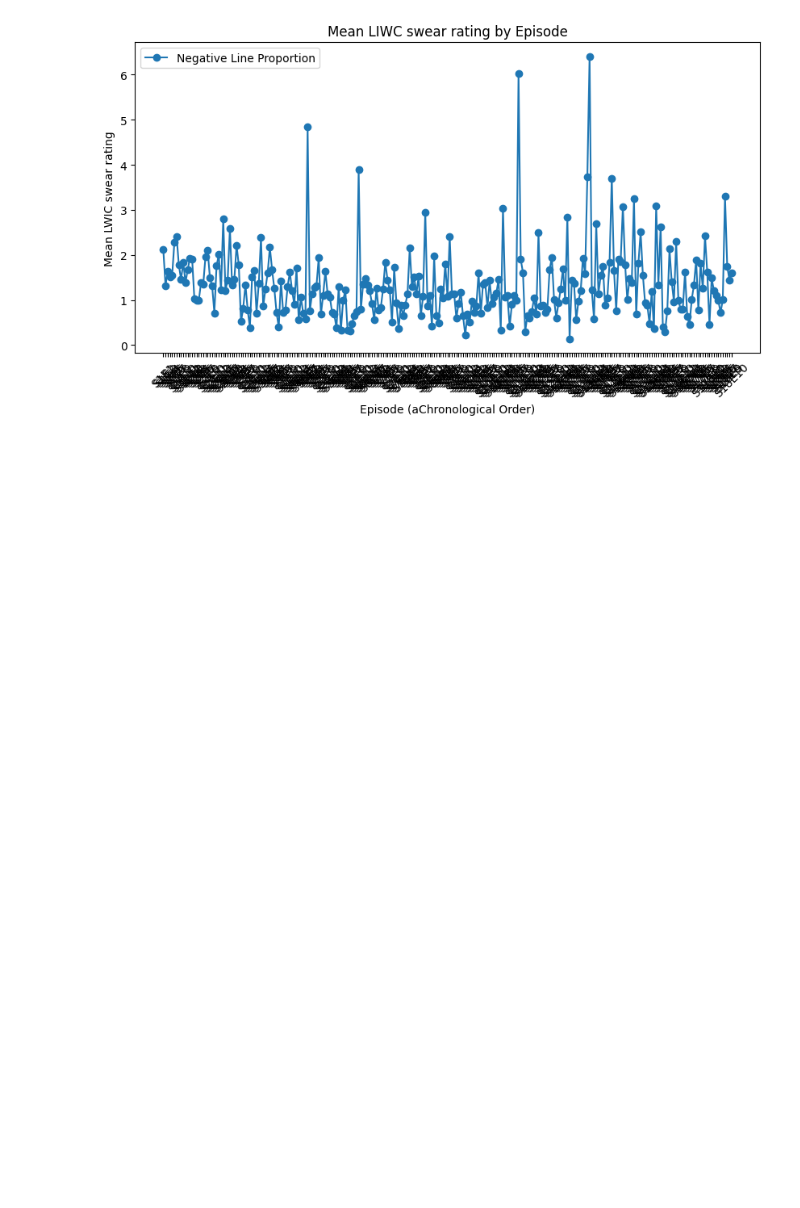
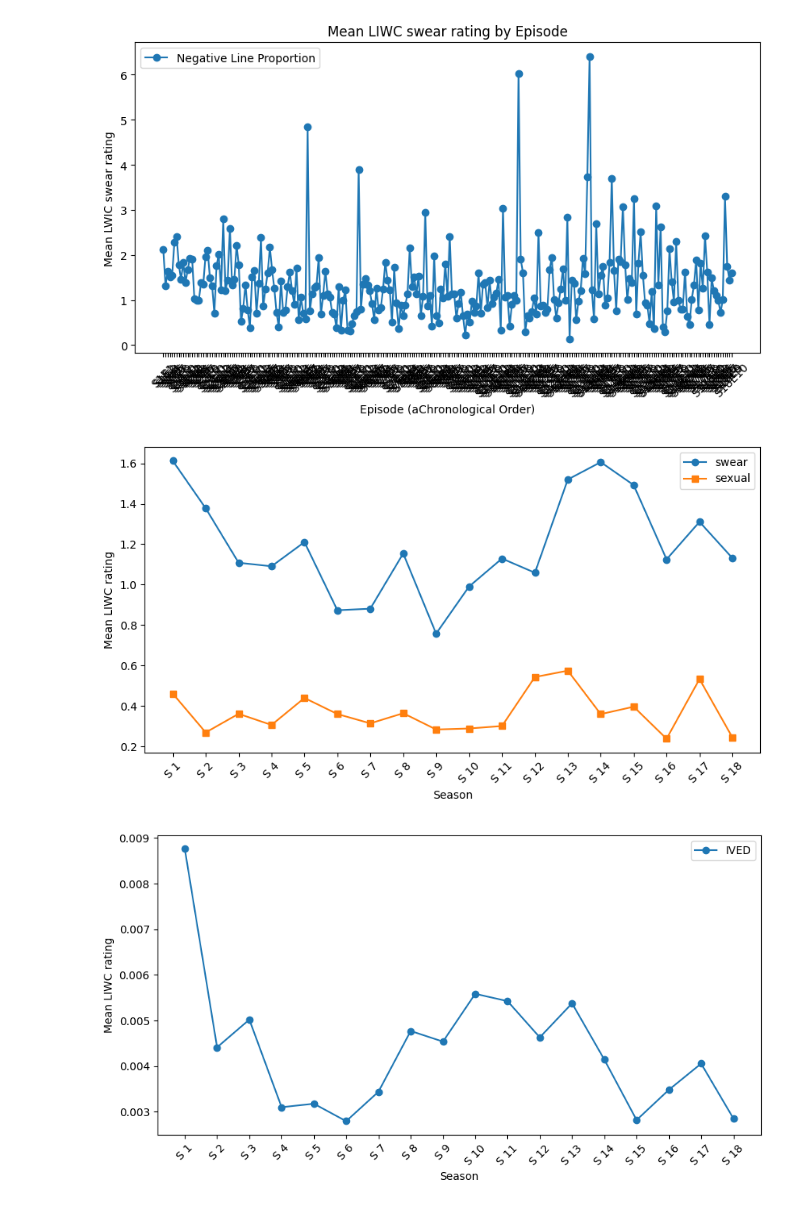
Before and after one commit to lizardylizzy/math90-southpark, a Jupyter notebook: liwc/liwc_analysis.ipynb, the cells around one changed output. Saved outputs shown, nothing was run; the diff lists cells and outputs as text; code cells hidden in the pictures; blank space fills up the shorter version.

```diff
--- a/liwc/liwc_analysis.ipynb
+++ b/liwc/liwc_analysis.ipynb
@@ -55,4 +129,46 @@ def plot_episodes(metric):
 plot_episodes("swear")
 # %% [output]
 [figure]
+# %%
+# plot for south park
+
+# plotting for bad words
+metrics = ["swear", "sexual", "IVED", "tone_neg", "Religion_Direction", "Politics_Direction", "death"]
+sp_season_means = df_liwc_sp.groupby('Season')[metrics].mean().reset_index()
+sp_season_means = sp_season_means.sort_values(by=['Season'])
+sp_season_means["year"] = list(range(1997, 2015))
+
+# Create a continuous x-axis (indexing episodes chronologically)
+sp_season_means['x'] = range(len(sp_season_means))  # Create a sequential x-axis
+
+# Plot
+plt.figure(figsize=(10, 5))
+plt.plot(sp_season_means['x'], sp_season_means[metrics[0]], marker='o', linestyle='-', label=metrics[0])
+plt.plot(sp_season_means['x'], sp_season_means[metrics[1]], marker='s', linestyle='-', label=metrics[1])
+
+# Customize X-axis labels
+plt.xticks(sp_season_means['x'], labels=[f"S {s}" for s in sp_season_means['Season']], rotation=45)
+
+# Labels and Title
+plt.xlabel("Season")
+plt.ylabel(f"Mean LIWC rating")
+plt.legend()
+plt.show()
+
+#plotting for political/group reference
+
+plt.figure(figsize=(10, 5))
+plt.plot(sp_season_means['x'], sp_season_means["IVED"], marker='o', linestyle='-', label="IVED")
+
+# Customize X-axis labels
+plt.xticks(sp_season_means['x'], labels=[f"S {s}" for s in sp_season_means['Season']], rotation=45)
+
+# Labels and Title
+plt.xlabel("Season")
+plt.ylabel(f"Mean LIWC rating")
+plt.legend()
+plt.show()
+# %% [output]
+[figure, added]
+[figure, added]
 # %%
```
Also changed, not shown: parts of 13 cells of this notebook, 50 other files.
